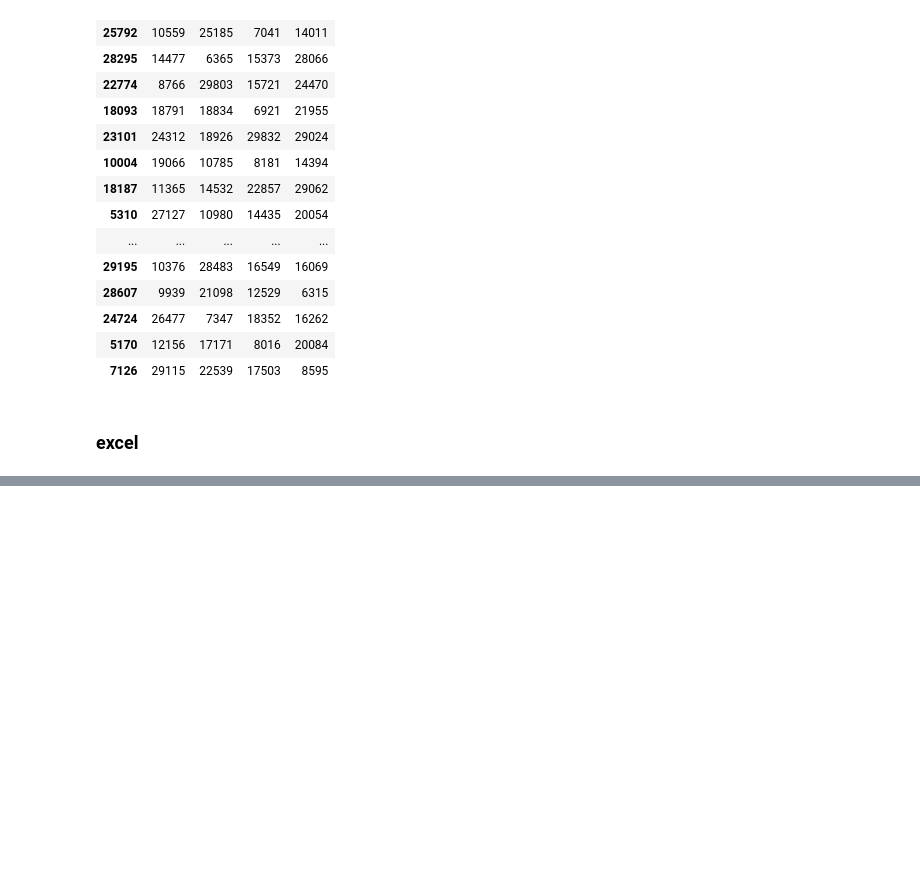
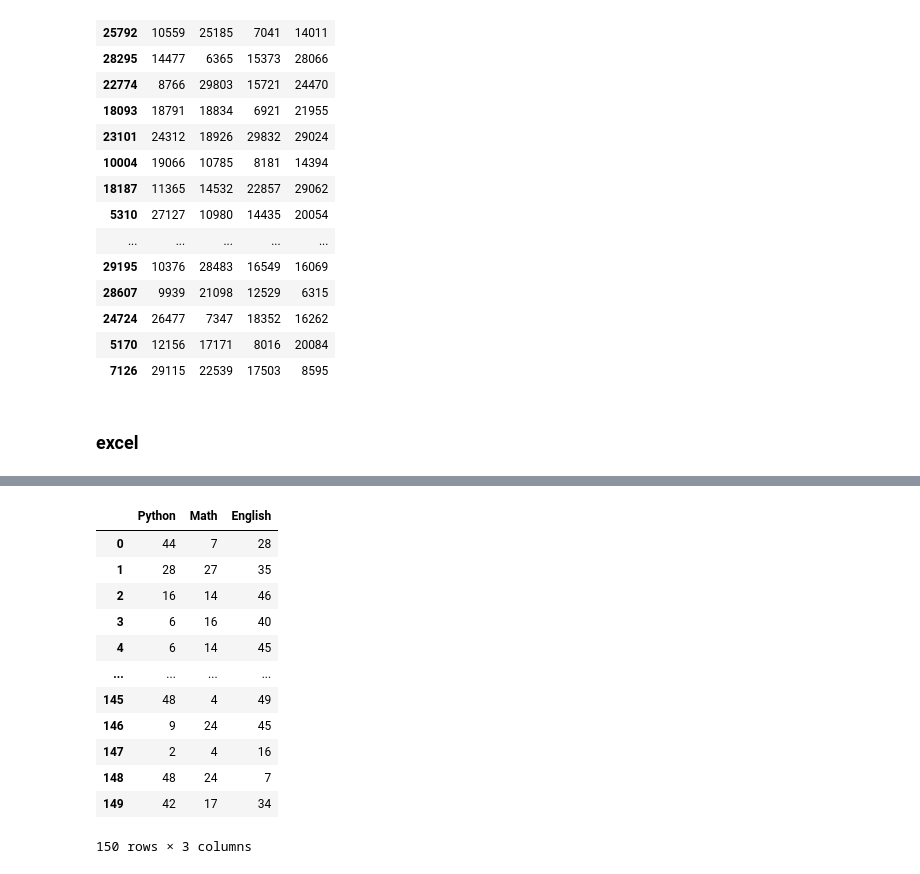
Before and after one commit to wujiafanihao/azyasaxi_Python, a Jupyter notebook: python study/database-numpy-pandas/AI-pandas/pandas.ipynb, the cells around one changed output, grey strips where cells are left out. Drawn from its saved outputs; the diff is of its cells as text; code cells hidden in the pictures; blank space fills up the shorter version.

```diff
--- a/python study/database-numpy-pandas/AI-pandas/pandas.ipynb
+++ b/python study/database-numpy-pandas/AI-pandas/pandas.ipynb
@@ -448,0 +513,19 @@ ModuleNotFoundError: No module named 'openpyxl'
+# %%
+pd.read_excel(
+    './data.xlsx',
+    sheet_name='exam'
+)
+# %% [output]
+|  | Python | Math | English |
+| 0 | 44 | 7 | 28 |
+| 1 | 28 | 27 | 35 |
+| 2 | 16 | 14 | 46 |
+| 3 | 6 | 16 | 40 |
+| 4 | 6 | 14 | 45 |
+| ... | ... | ... | ... |
+| 145 | 48 | 4 | 49 |
+| 146 | 9 | 24 | 45 |
+| 147 | 2 | 4 | 16 |
+| 148 | 48 | 24 | 7 |
+| 149 | 42 | 17 | 34 |
+150 rows × 3 columns
```
Also changed, not shown: parts of 6 cells of this notebook.
